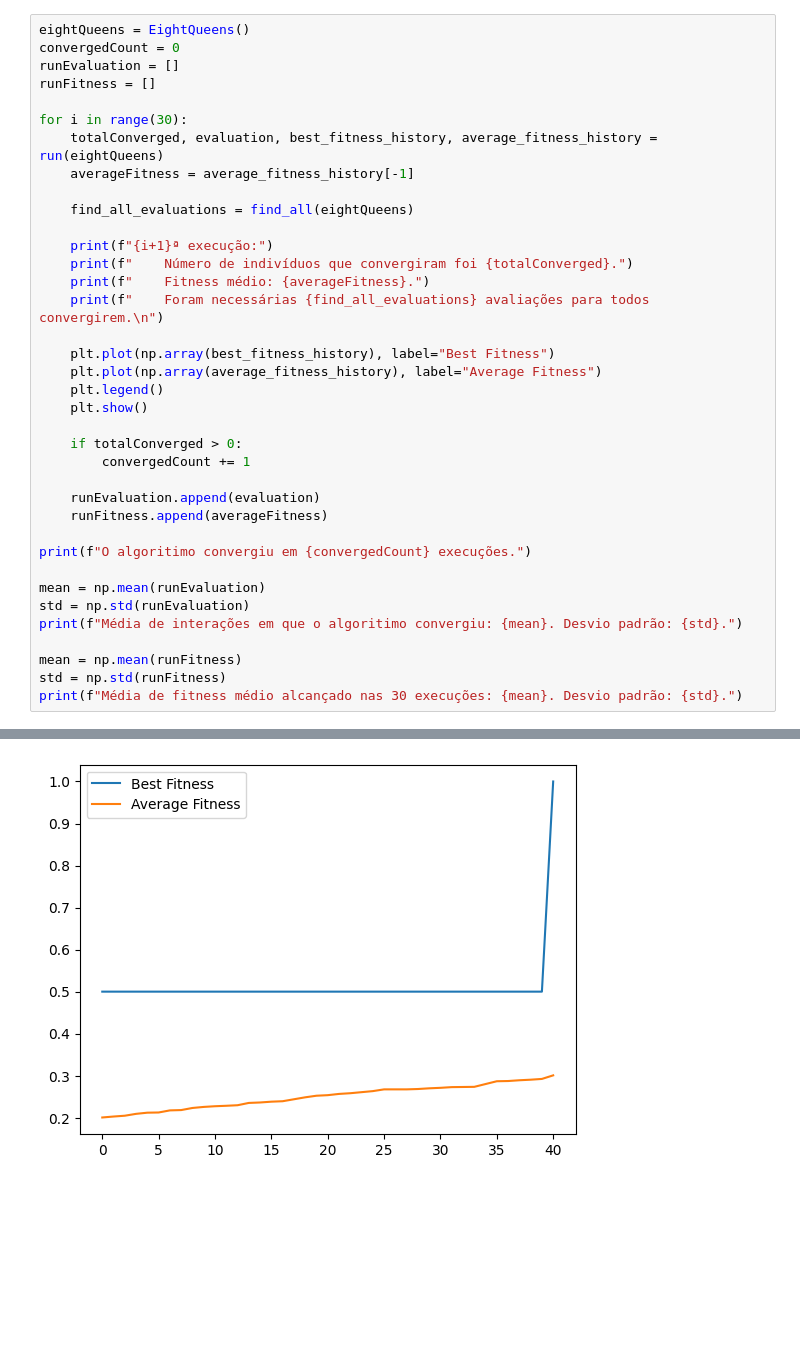
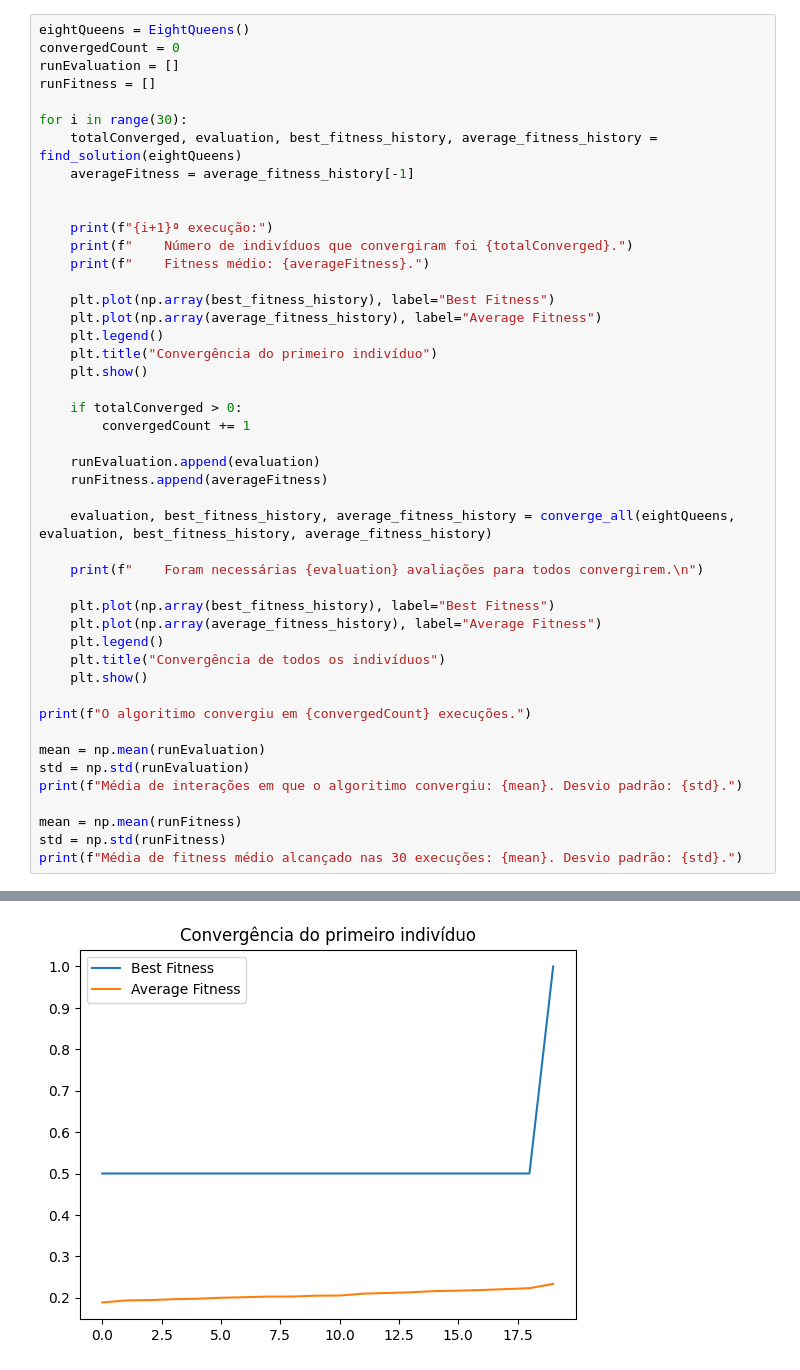
Before and after one commit to ajtfj/8Queens_AG, a Jupyter notebook: analyses_v1.ipynb, the cells around one changed output, grey strips where cells are left out. Cells and saved outputs as stored; diff of their text form; blank space fills up the shorter version.

```diff
--- a/analyses_v1.ipynb
+++ b/analyses_v1.ipynb
@@ -9,19 +9,18 @@ runEvaluation = []
 runFitness = []
 
 for i in range(30):
-    totalConverged, evaluation, best_fitness_history, average_fitness_history = run(eightQueens)
+    totalConverged, evaluation, best_fitness_history, average_fitness_history = find_solution(eightQueens)
     averageFitness = average_fitness_history[-1]
 
-    find_all_evaluations = find_all(eightQueens)
 
     print(f"{i+1}ª execução:")
     print(f"    Número de indivíduos que convergiram foi {totalConverged}.")
     print(f"    Fitness médio: {averageFitness}.")
-    print(f"    Foram necessárias {find_all_evaluations} avaliações para todos convergirem.\n")
 
     plt.plot(np.array(best_fitness_history), label="Best Fitness")
     plt.plot(np.array(average_fitness_history), label="Average Fitness")
     plt.legend()
+    plt.title("Convergência do primeiro indivíduo")
     plt.show()
 
     if totalConverged > 0:
@@ -29,6 +28,16 @@ for i in range(30):
 
     runEvaluation.append(evaluation)
     runFitness.append(averageFitness)
+
+    evaluation, best_fitness_history, average_fitness_history = converge_all(eightQueens, evaluation, best_fitness_history, average_fitness_history)
+
+    print(f"    Foram necessárias {evaluation} avaliações para todos convergirem.\n")
+
+    plt.plot(np.array(best_fitness_history), label="Best Fitness")
+    plt.plot(np.array(average_fitness_history), label="Average Fitness")
+    plt.legend()
+    plt.title("Convergência de todos os indivíduos")
+    plt.show()
 
 print(f"O algoritimo convergiu em {convergedCount} execuções.")
 
@@ -47 +55 @@ print(f"Média de fitness médio alcançado nas 30 execuções: {mean}. Desvio p
-[figure, old version]
+[figure, new version]
```
Also changed, not shown: parts of 2 cells of this notebook, 3 other files.
